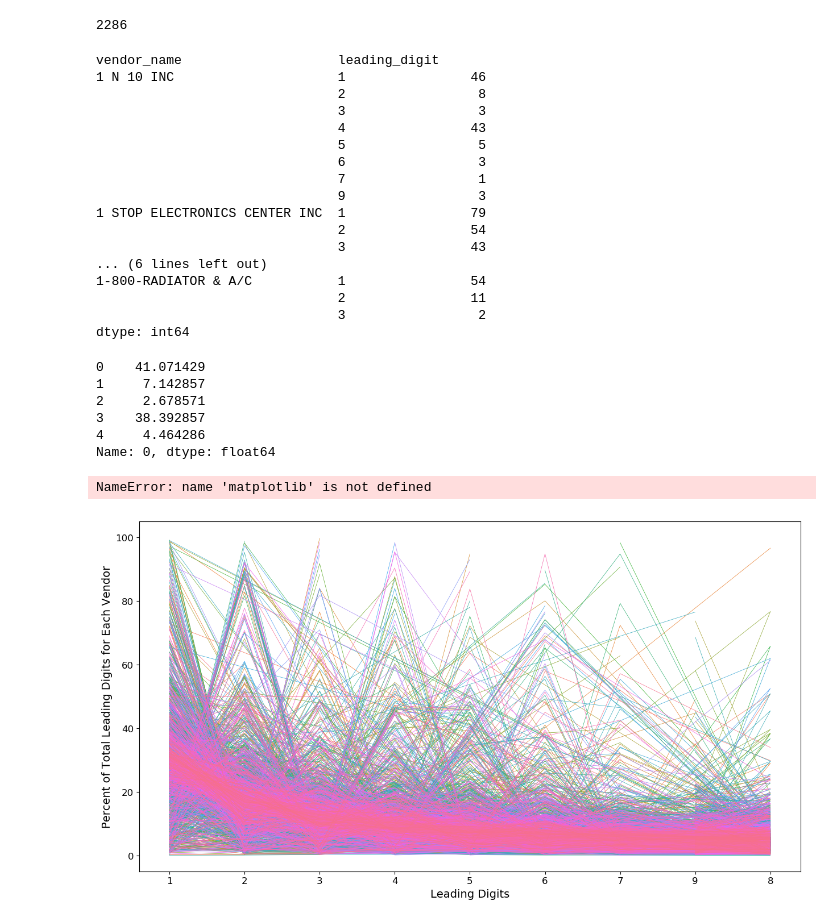
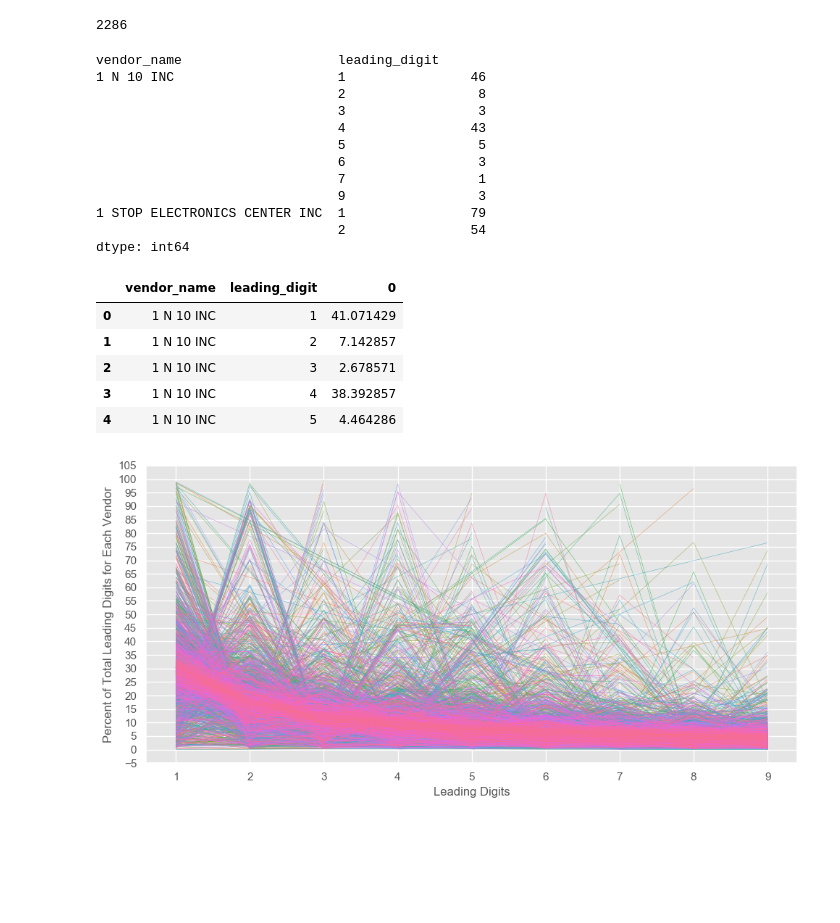
Before and after one commit to mrkjhsn/City-of-Phoenix-Vendor-Payments, a Jupyter notebook: benfords_law_analysis.ipynb, the cells around one changed output. Saved outputs shown, nothing was run; the diff lists cells and outputs as text; code cells hidden in the pictures; blank space fills up the shorter version.

```diff
--- a/benfords_law_analysis.ipynb
+++ b/benfords_law_analysis.ipynb
@@ -69,9 +63,9 @@ at_least_50['vendor_name'].nunique()
 # %% [output]
 2286
 # %%
+# find the count of each leading digit for each vendor
 vendor_leading_digit = at_least_50.groupby(['vendor_name', 'leading_digit']).size()
-
-vendor_leading_digit.head(20)
+vendor_leading_digit.head(10)
 # %% [output]
 vendor_name                    leading_digit
 1 N 10 INC                     1                46
@@ -84,10 +78,5 @@ vendor_name                    leading_digit
                                9                 3
 1 STOP ELECTRONICS CENTER INC  1                79
                                2                54
-                               3                43
-... (6 lines left out)
-1-800-RADIATOR & A/C           1                54
-                               2                11
-                               3                 2
 dtype: int64
 # %%
@@ -94,11 +84,2 @@ dtype: int64
 vendor_leading_digit_percent = vendor_leading_digit.groupby(level=0) \
     .apply(lambda x: 100 * x / float(x.sum())).reset_index()
-# %%
-vendor_leading_digit_percent.iloc[:,2].head()
-# %% [output]
-0    41.071429
-1     7.142857
-2     2.678571
-3    38.392857
-4     4.464286
-Name: 0, dtype: float64
@@ -107,23 +86,34 @@ vendor_leading_digit_percent.shape
+# %%
+# glance at the data
+vendor_leading_digit_percent.head()
+# %% [output]
+|  | vendor_name | leading_digit | 0 |
+| 0 | 1 N 10 INC | 1 | 41.071429 |
+| 1 | 1 N 10 INC | 2 | 7.142857 |
+| 2 | 1 N 10 INC | 3 | 2.678571 |
+| 3 | 1 N 10 INC | 4 | 38.392857 |
+| 4 | 1 N 10 INC | 5 | 4.464286 |
 # %%
-plt.style.use('default')
+fig, ax = plt.subplots(figsize=(10,5))
+plt.style.use('ggplot')
+sns.set_context('notebook')
 
-fig = plt.figure(figsize=(15, 8))
 ax = sns.lineplot(x='leading_digit', \
                   y=vendor_leading_digit_percent.iloc[:,2], \
                   hue="vendor_name", \
                   data=vendor_leading_digit_percent, \
-                  linewidth=.5, )
+                  linewidth=.3, )
 
 # plt.title("Leading Digit Frequencies for Vendors With At Least 50 Payments",fontsize=16)
-plt.xlabel("Leading Digits",fontsize=14)
-plt.ylabel("Percent of Total Leading Digits for Each Vendor",fontsize=14)
-plt.tick_params(labelsize=12)
+plt.xlabel("Leading Digits")
+plt.ylabel("Percent of Total Leading Digits for Each Vendor")
+# plt.tick_params(labelsize=12)
 ax.get_legend().remove()
 
-ax.xaxis.set_major_locator(matplotlib.ticker.MultipleLocator())
-ax.yaxis.set_major_locator(matplotlib.ticker.MultipleLocator(5))
+ax.xaxis.set_major_locator(ticker.MultipleLocator())
+ax.yaxis.set_major_locator(ticker.MultipleLocator(5))
+plt.tight_layout()
 
-# plt.savefig("visualizations/Leading Digit Frequencies for Vendors With At Least 50 Payments.png")
+plt.savefig("visualizations/leading_digit_frequencies_for_vendors_with_at_least_50_payments.png")
 # %% [output]
-NameError: name 'matplotlib' is not defined
-[figure, old version]
+[figure, new version]
```
Also changed, not shown: parts of 17 cells of this notebook.
